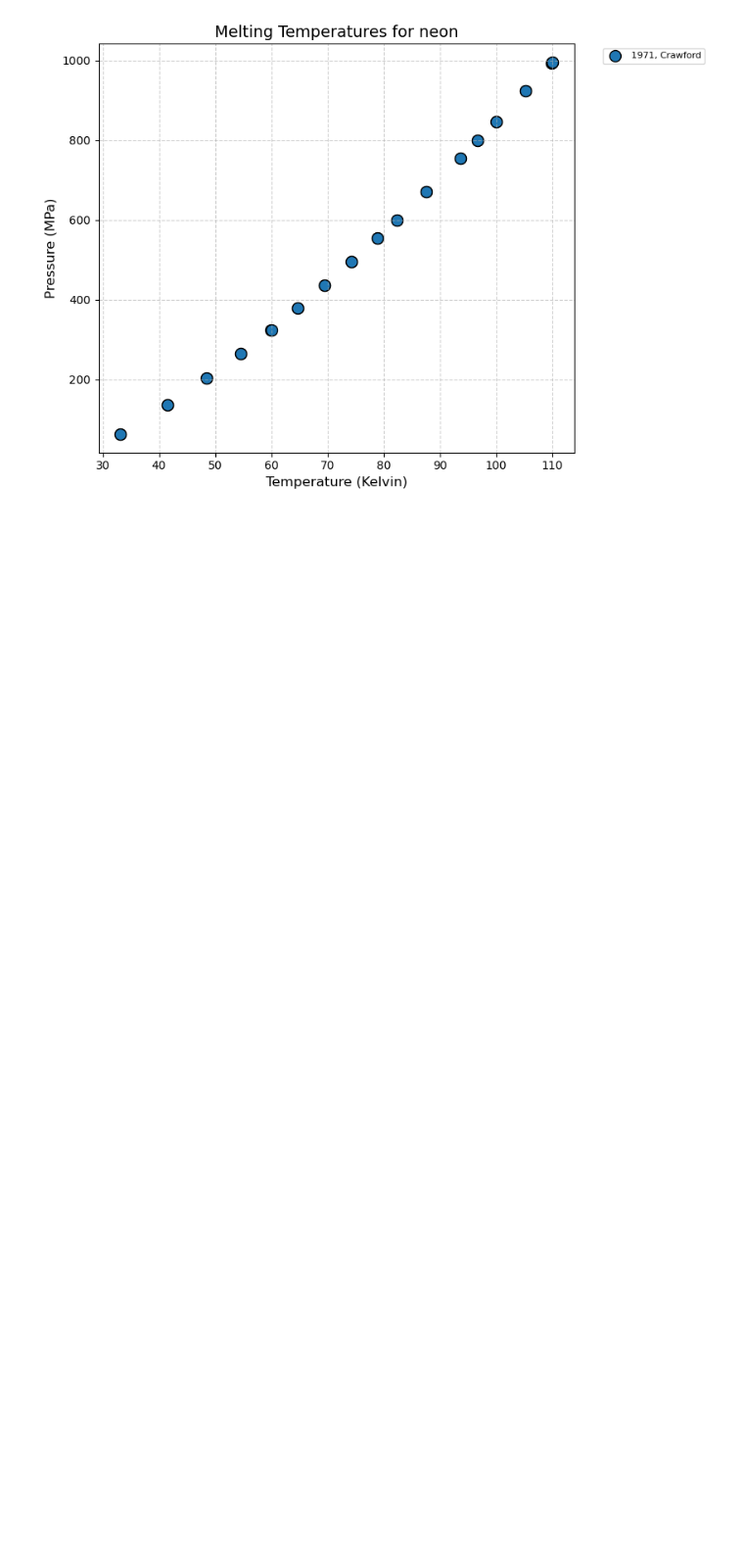
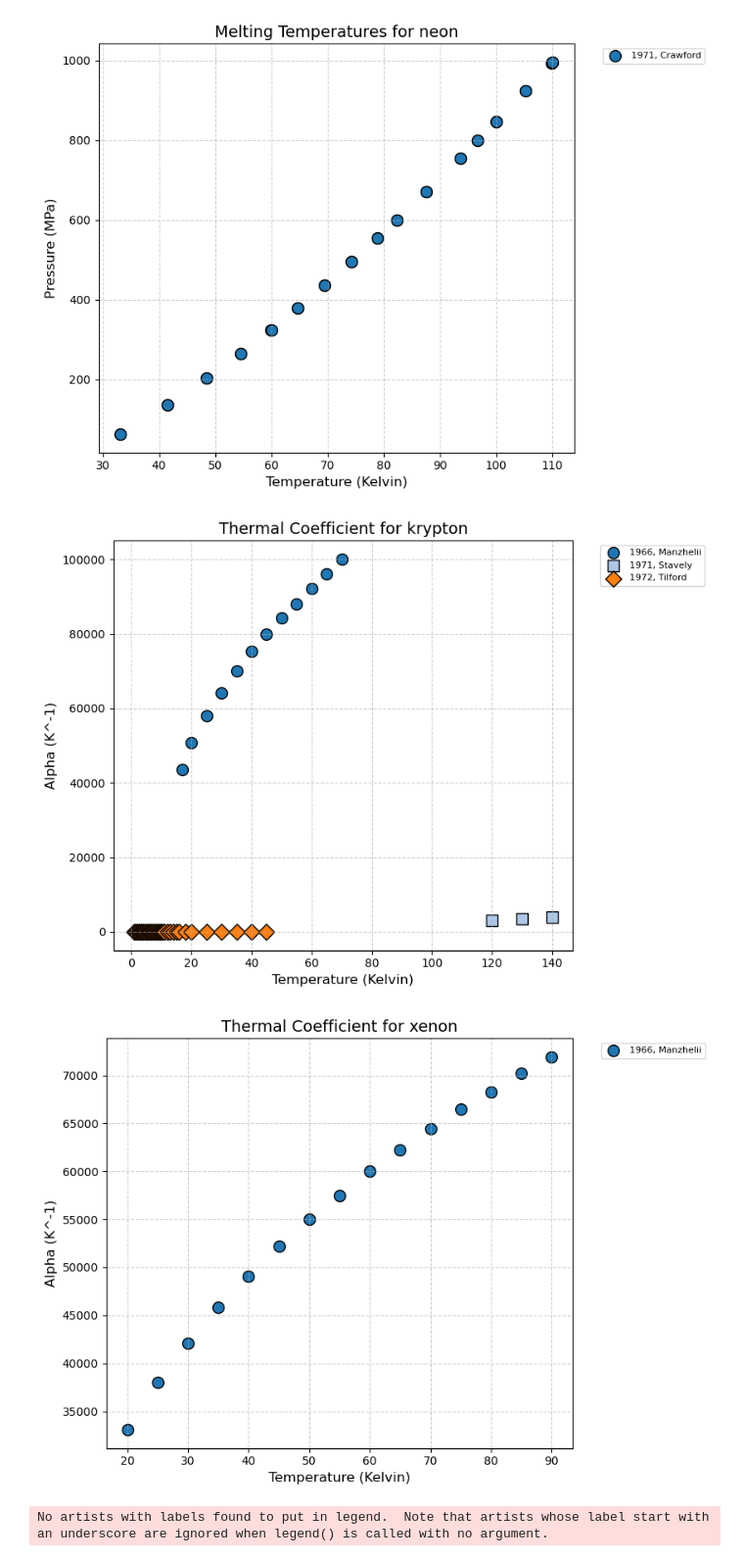
Before and after one commit to Iash5225/GENG5511_Thesis, a Jupyter notebook: src/visualise.ipynb, the cells around one changed output. Shown at 98% size. Saved outputs shown, nothing was run; the diff lists cells and outputs as text; code cells hidden in the pictures; blank space fills up the shorter version.

Commit message:
added thermal coeffcient visualisation plots

```diff
--- a/src/visualise.ipynb
+++ b/src/visualise.ipynb
@@ -17,16 +19,20 @@ SHEETNAME = "melting"    # Replace with the actual sheet name
 # %% [markdown]
 # Reading
+# %%
+# Read the Excel file into a DataFrame
+melting_data = pd.read_excel(FILEPATH, sheet_name=MELTING_SHEETNAME, header=1)
+thermalcoefficient_data = pd.read_excel(
+    FILEPATH, sheet_name=THERMAL_COEFFICIENT_SHEETNAME, header=1)
 # %%
-# Read the Excel file into a DataFrame
-data = pd.read_excel(FILEPATH, sheet_name=SHEETNAME,header=1)
-# Display the first few rows to understand the data
+# Display the first few rows to understand the melting_data
 # Data cleaning and preparation
-data = data.drop(data.columns[0], axis=1)
+melting_data = melting_data.drop(melting_data.columns[0], axis=1)
 # data = data.dropna()  # Drop rows with missing values
-data['Temperature_Kelvin'] = pd.to_numeric(
-    data['Temperature_Kelvin'], errors='coerce')
-data['Pressure_atm'] = pd.to_numeric(data['Pressure_atm'], errors='coerce')
-display(data)
+melting_data['Temperature_Kelvin'] = pd.to_numeric(
+    melting_data['Temperature_Kelvin'], errors='coerce')
+melting_data['Pressure_atm'] = pd.to_numeric(
+    melting_data['Pressure_atm'], errors='coerce')
+display(melting_data)
 # %% [output]
 |  | year | author | gas | Temperature_Kelvin | Pressure_Mpa | Pressure_atm | Pressure_bar | ... |
 | 0 | 1962 | Michels | krypton | 115.893 | NaN | 5.50 | NaN | ... |
@@ -41,3 +47,8 @@ display(data)
 | 120 | 1971 | Crawford | neon | 110.040 | NaN | NaN | 9953.55 | ... |
 | 121 | 1971 | Crawford | neon | 110.041 | NaN | NaN | 9953.58 | ... |
 122 rows × 11 columns
+# %%
+thermalcoefficient_data = thermalcoefficient_data.drop(
+    thermalcoefficient_data.columns[0], axis=1)
+
+display(thermalcoefficient_data)
@@ -150,8 +213,13 @@ display(data)
 # %%
 # Filter data by gas type
-krypton_data = data[data['gas'] == 'krypton']
-xenon_data = data[data['gas'] == 'xenon']
-neon_data = data[data['gas'] == 'neon']
+krypton_data = melting_data[melting_data['gas'] == 'krypton']
+xenon_data = melting_data[melting_data['gas'] == 'xenon']
+neon_data = melting_data[melting_data['gas'] == 'neon']
+
+krypton_data_thermal_coefficient = thermalcoefficient_data[
+    thermalcoefficient_data['gas'] == 'krypton']
+xenon_data_thermal_coefficient = thermalcoefficient_data[thermalcoefficient_data['gas'] == 'xenon']
+neon_data_thermal_coefficient = thermalcoefficient_data[thermalcoefficient_data['gas'] == 'neon']
 # %% [markdown]
 # Plots
 # %%
@@ -164,3 +231,13 @@ plot_gas_data(data, 'neon')
 [figure]
 [figure]
 [figure]
+# %%
+
+# Individual plots for each gas
+plot_thermal_coefficient_gas_data(krypton_data_thermal_coefficient, 'krypton')
+plot_thermal_coefficient_gas_data(xenon_data_thermal_coefficient, 'xenon')
+plot_thermal_coefficient_gas_data(neon_data_thermal_coefficient, 'neon')
+# %% [output]
+[figure, added]
+[figure, added]
+No artists with labels found to put in legend.  Note that artists whose label start with an underscore are ignored when legend() is called with no argument.
```
Also changed, not shown: parts of 6 cells of this notebook.
